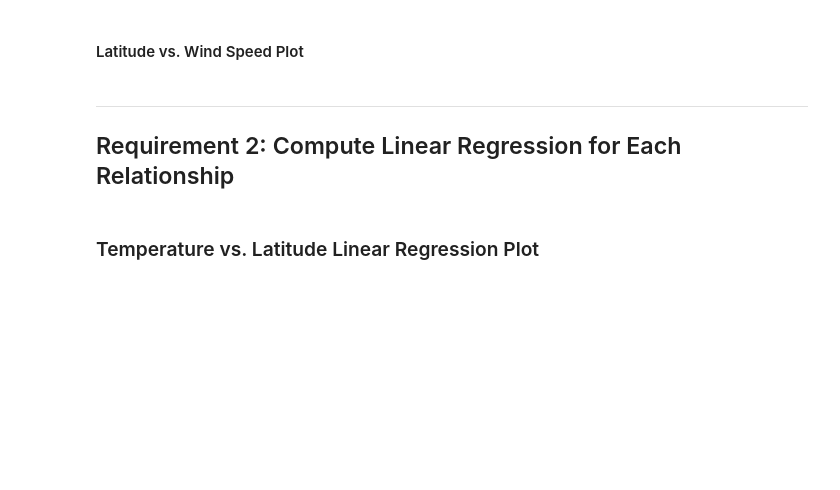
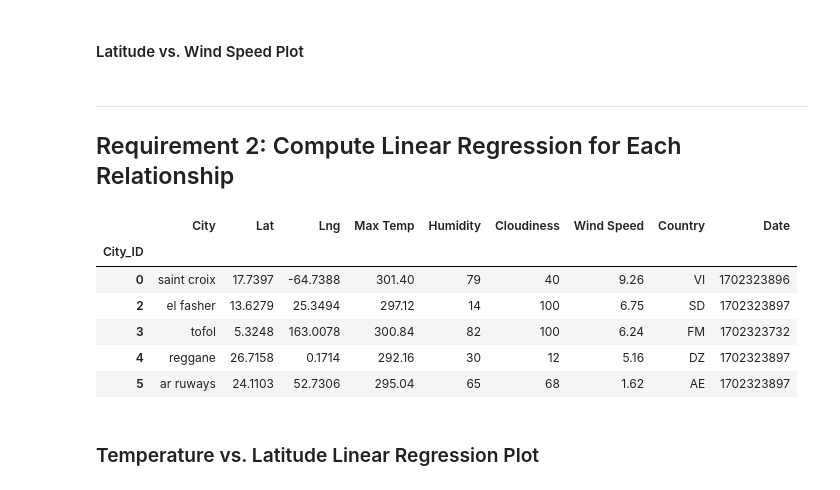
Before and after one commit to KDR9577/python-api-challenge, a Jupyter notebook: WeatherPy/WeatherPy.ipynb, the cells around one changed output. Drawn from its saved outputs; the diff is of its cells as text; code cells hidden in the pictures; blank space fills up the shorter version.

```diff
--- a/WeatherPy/WeatherPy.ipynb
+++ b/WeatherPy/WeatherPy.ipynb
@@ -279,9 +300,17 @@ plt.show()
 # %%
 # Create a DataFrame with the Northern Hemisphere data (Latitude >= 0)
-# YOUR CODE HERE
+northern_hemi_df = city_data_df2[city_data_df2['Lat'] >= 0]
 
 # Display sample data
 northern_hemi_df.head()
+# %% [output]
+|  | City | Lat | Lng | Max Temp | Humidity | Cloudiness | Wind Speed | Country | Date |
+| City_ID |  |  |  |  |  |  |  |  |  |
+| 0 | saint croix | 17.7397 | -64.7388 | 301.40 | 79 | 40 | 9.26 | VI | 1702323896 |
+| 2 | el fasher | 13.6279 | 25.3494 | 297.12 | 14 | 100 | 6.75 | SD | 1702323897 |
+| 3 | tofol | 5.3248 | 163.0078 | 300.84 | 82 | 100 | 6.24 | FM | 1702323732 |
+| 4 | reggane | 26.7158 | 0.1714 | 292.16 | 30 | 12 | 5.16 | DZ | 1702323897 |
+| 5 | ar ruways | 24.1103 | 52.7306 | 295.04 | 65 | 68 | 1.62 | AE | 1702323897 |
 # %%
 # Create a DataFrame with the Southern Hemisphere data (Latitude < 0)
 # YOUR CODE HERE
```
Also changed, not shown: parts of 4 cells of this notebook, 2 other files.
